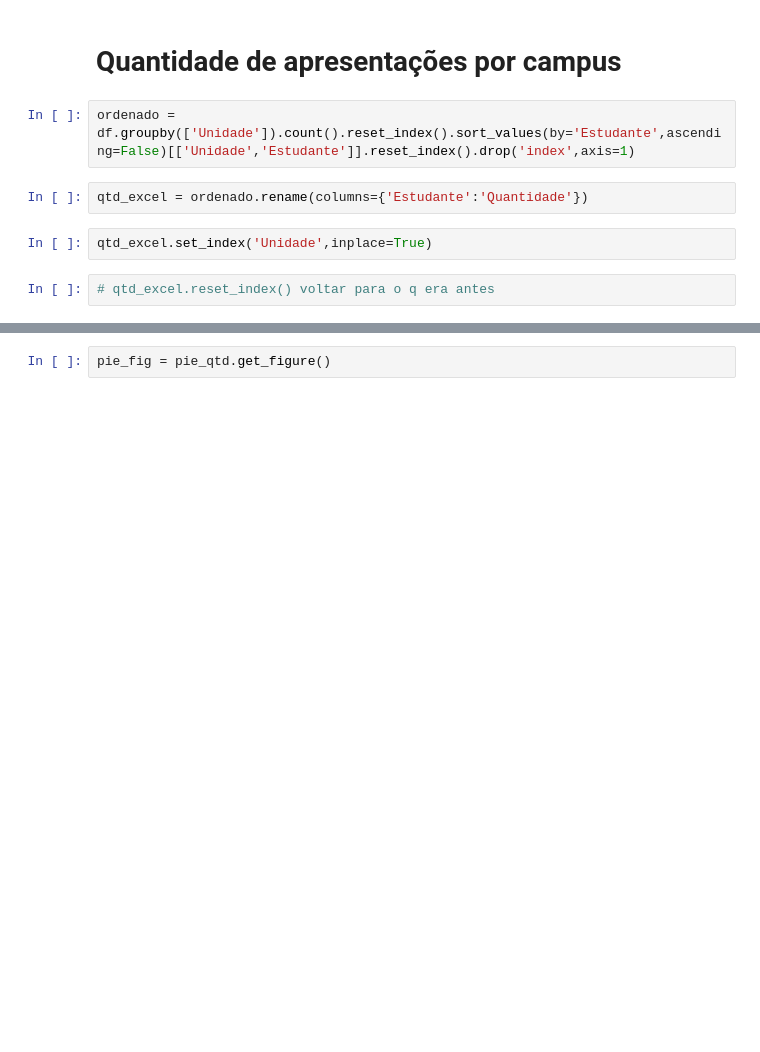
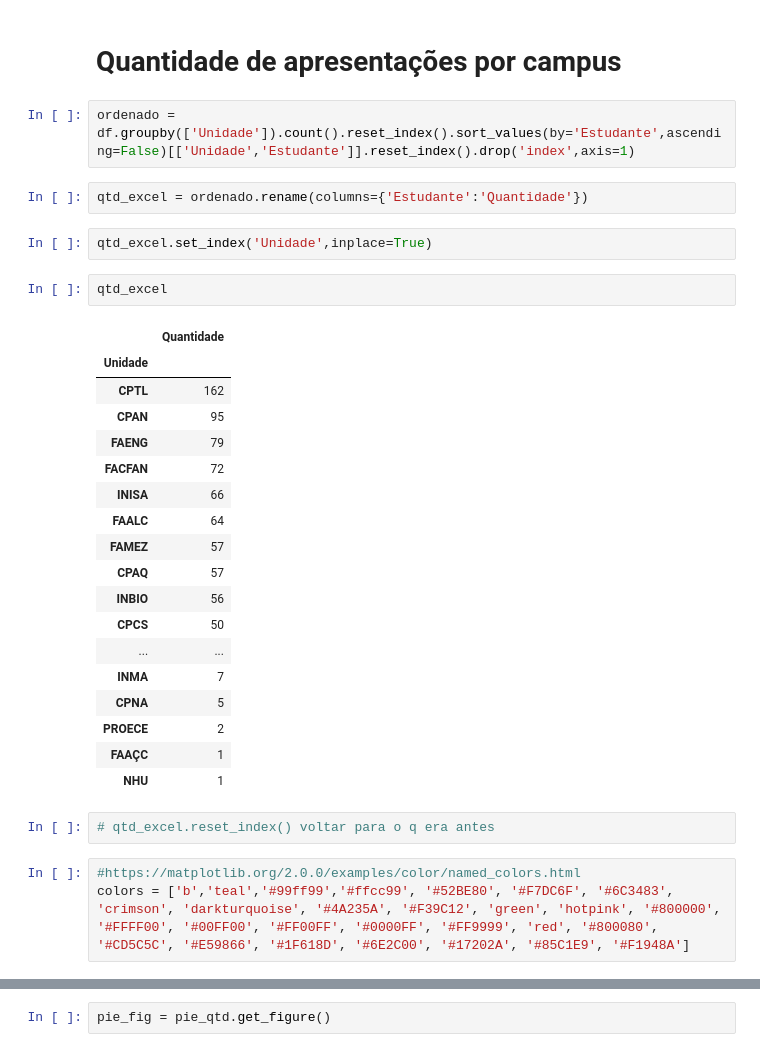
Before and after one commit to danbailo/Data-Science, a Jupyter notebook: Pandas/script/script.ipynb, the cells around one changed output, grey strips where cells are left out. Cells and saved outputs as stored; diff of their text form; blank space fills up the shorter version.

```diff
--- a/Pandas/script/script.ipynb
+++ b/Pandas/script/script.ipynb
@@ -79,6 +79,30 @@ ordenado = df.groupby(['Unidade']).count().reset_index().sort_values(by='Estudan
 qtd_excel = ordenado.rename(columns={'Estudante':'Quantidade'})
 # %%
 qtd_excel.set_index('Unidade',inplace=True)
+# %%
+qtd_excel
+# %% [output]
+|  | Quantidade |
+| Unidade |  |
+| CPTL | 162 |
+| CPAN | 95 |
+| FAENG | 79 |
+| FACFAN | 72 |
+| INISA | 66 |
+| FAALC | 64 |
+| FAMEZ | 57 |
+| CPAQ | 57 |
+| INBIO | 56 |
+| CPCS | 50 |
+| ... | ... |
+| INMA | 7 |
+| CPNA | 5 |
+| PROECE | 2 |
+| FAAÇC | 1 |
+| NHU | 1 |
 # %%
 # qtd_excel.reset_index() voltar para o q era antes
+# %%
+#https://matplotlib.org/2.0.0/examples/color/named_colors.html
+colors = ['b','teal','#99ff99','#ffcc99', '#52BE80', '#F7DC6F', '#6C3483', 'crimson', 'darkturquoise', '#4A235A', '#F39C12', 'green', 'hotpink', '#800000', '#FFFF00', '#00FF00', '#FF00FF', '#0000FF', '#FF9999', 'red', '#800080', '#CD5C5C', '#E59866', '#1F618D', '#6E2C00', '#17202A', '#85C1E9', '#F1948A']
 # %%
```
Also changed, not shown: parts of 7 cells of this notebook, 4 other files.
